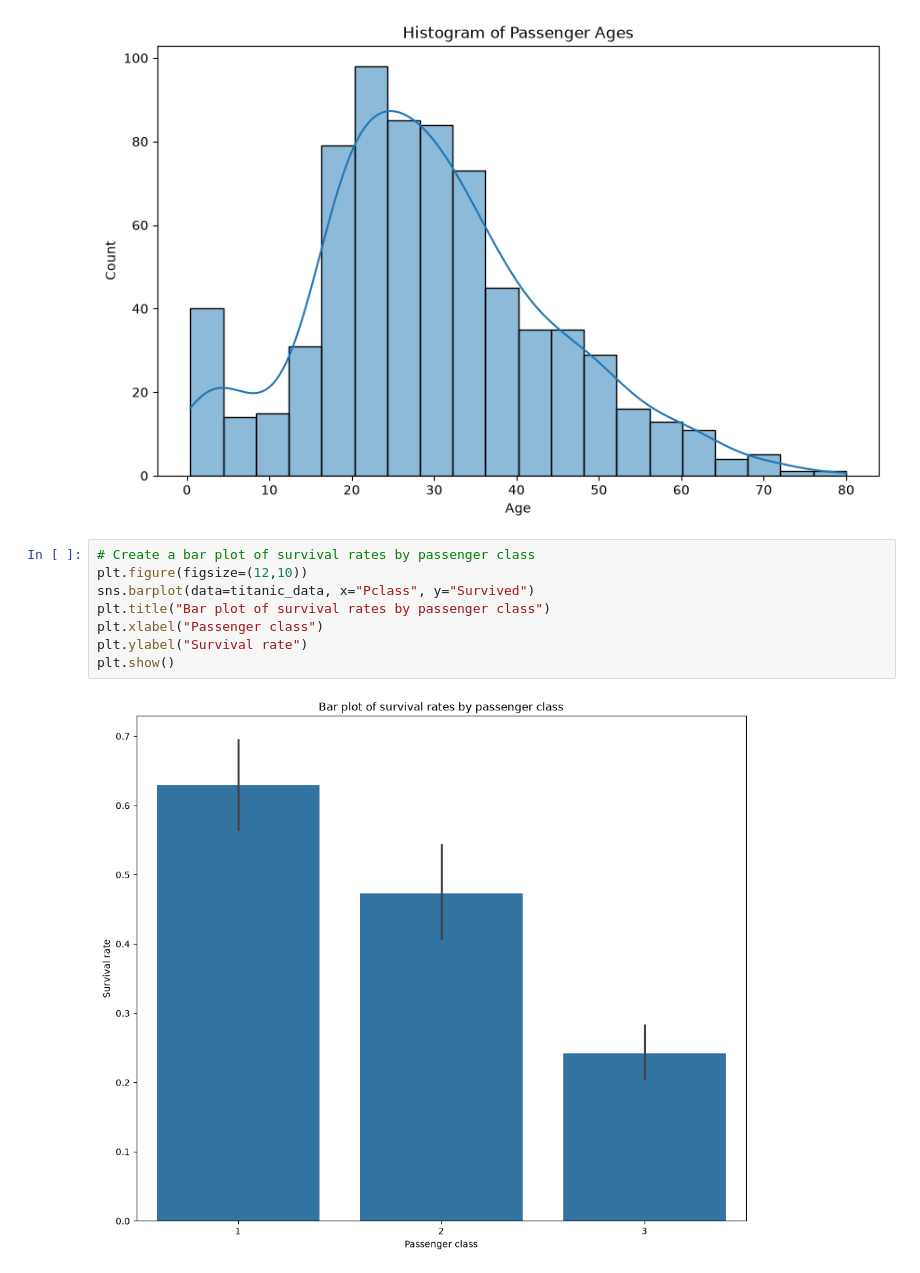
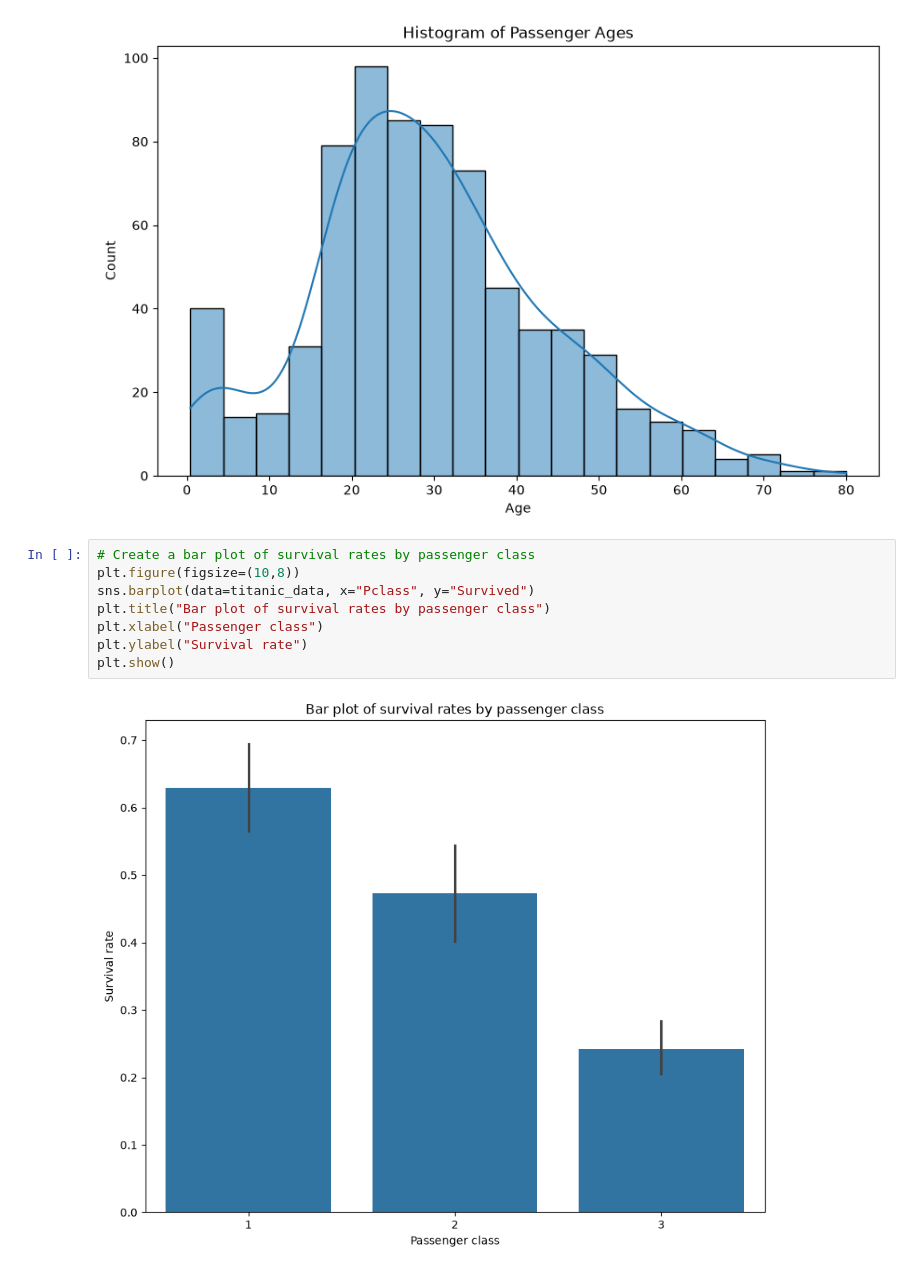
Before and after one commit to Yvesangwa/AI_labs, a Jupyter notebook: Lesson_5_EDA_project/Lesson_5_EDA_project.ipynb, the cells around one changed output. Drawn from its saved outputs; the diff is of its cells as text.

```diff
--- a/Lesson_5_EDA_project/Lesson_5_EDA_project.ipynb
+++ b/Lesson_5_EDA_project/Lesson_5_EDA_project.ipynb
@@ -299,11 +299,11 @@ plt.show()
 [figure]
 # %%
 # Create a bar plot of survival rates by passenger class
-plt.figure(figsize=(12,10))
+plt.figure(figsize=(10,8))
 sns.barplot(data=titanic_data, x="Pclass", y="Survived")
 plt.title("Bar plot of survival rates by passenger class")
 plt.xlabel("Passenger class")
 plt.ylabel("Survival rate")
 plt.show()
 # %% [output]
-[figure, old version]
+[figure, new version]
```
Also changed, not shown: parts of 4 cells of this notebook.
